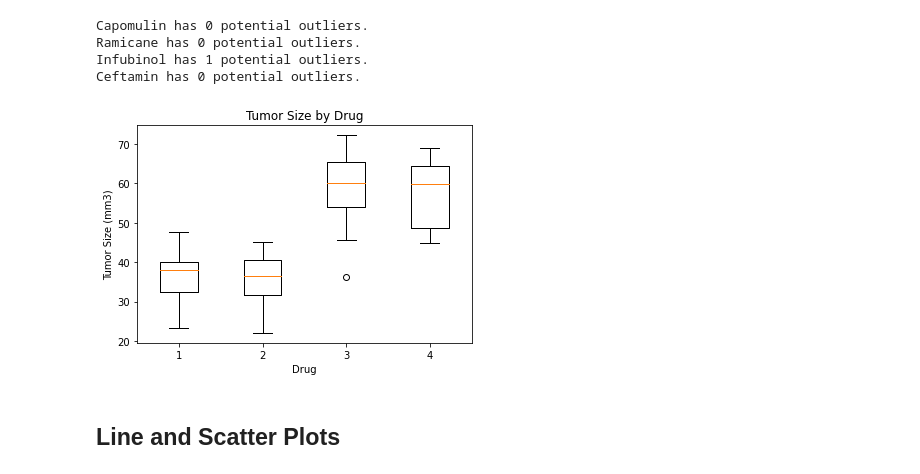
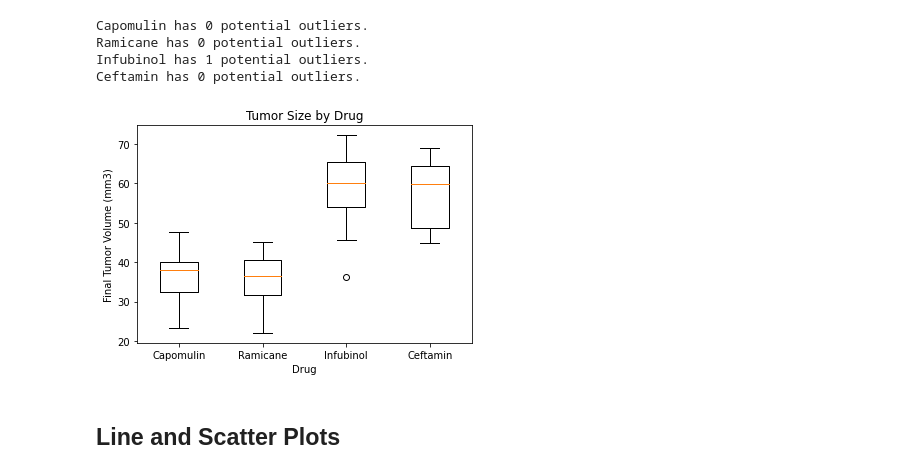
Before and after one commit to NateWitte/matplotlib-challenge, a Jupyter notebook: pymaceuticals_Witte.ipynb, the cells around one changed output. Saved outputs shown, nothing was run; the diff lists cells and outputs as text; code cells hidden in the pictures.

```diff
--- a/pymaceuticals_Witte.ipynb
+++ b/pymaceuticals_Witte.ipynb
@@ -291,13 +291,13 @@ Ceftamin has 0 potential outliers.
 # %%
 # Generate a box plot of the final tumor volume of each mouse across four regimens of interest
 fig1, ax1 = plt.subplots()
 ax1.set_title('Tumor Size by Drug')
-ax1.set_ylabel('Tumor Size (mm3)')
+ax1.set_ylabel('Final Tumor Volume (mm3)')
 ax1.set_xlabel('Drug')
-ax1.boxplot([tumor_vol_data_Cap, tumor_vol_data_Ram, tumor_vol_data_Inf,tumor_vol_data_Cef])
+ax1.boxplot([tumor_vol_data_Cap, tumor_vol_data_Ram, tumor_vol_data_Inf,tumor_vol_data_Cef], labels=treatments)
 plt.show()
 # %% [output]
-[figure, old version]
+[figure, new version]
 # %% [markdown]
 ## Line and Scatter Plots
 # %%
```
